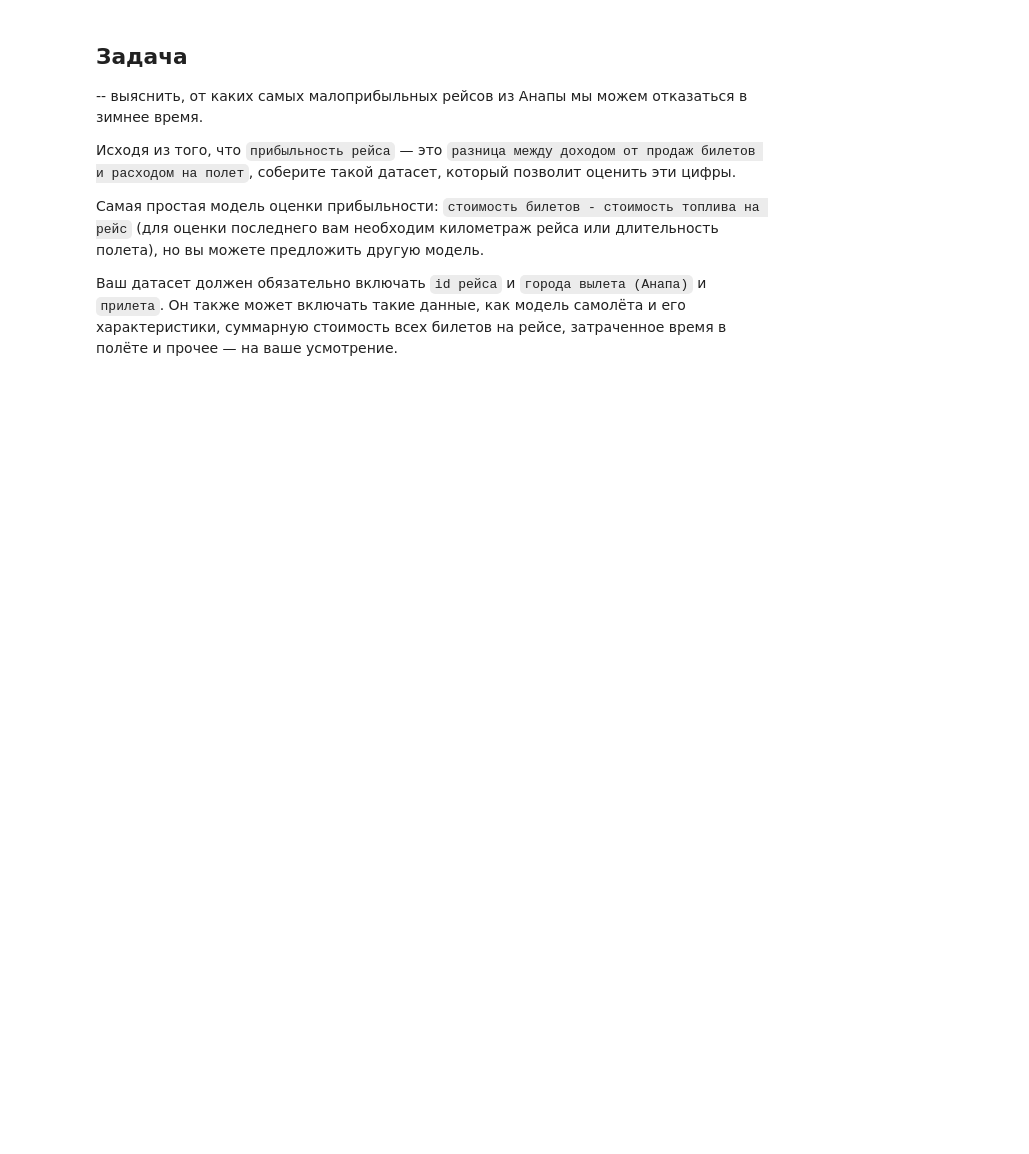
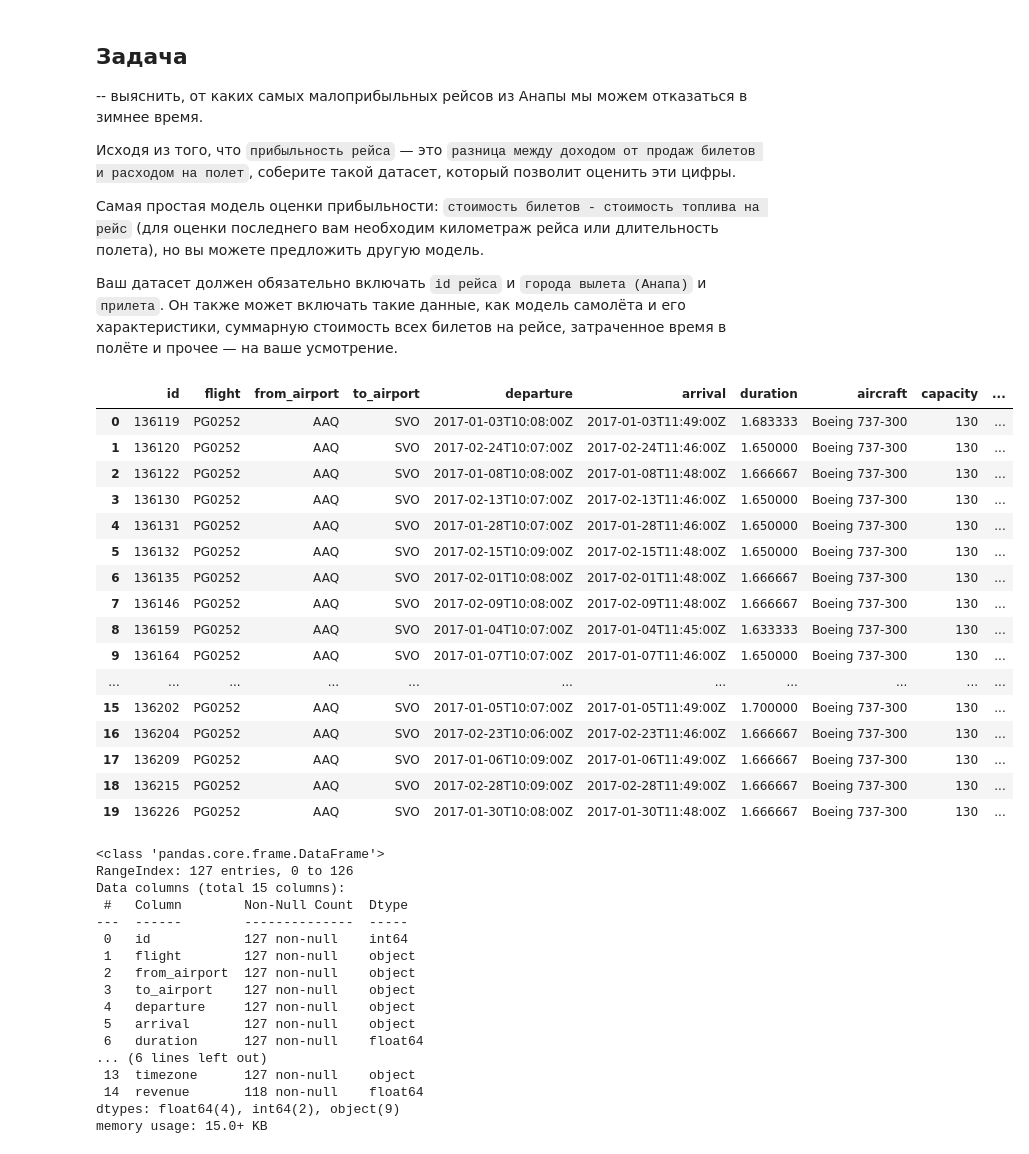
Before and after one commit to ElenaSrbq/SkillFactory-projects, a Jupyter notebook: module_4/Project_4.ipynb, the cells around one changed output. Cells and saved outputs as stored; diff of their text form; code cells hidden in the pictures; blank space fills up the shorter version.

```diff
--- a/module_4/Project_4.ipynb
+++ b/module_4/Project_4.ipynb
@@ -11,0 +16,40 @@ import pandas
+# %%
+flights = pd.read_csv('flights.csv')
+# %%
+display(flights.head(20))
+flights.info()
+# %% [output]
+|  | id | flight | from_airport | to_airport | departure | arrival | duration | aircraft | capacity | ... |
+| 0 | 136119 | PG0252 | AAQ | SVO | 2017-01-03T10:08:00Z | 2017-01-03T11:49:00Z | 1.683333 | Boeing 737-300 | 130 | ... |
+| 1 | 136120 | PG0252 | AAQ | SVO | 2017-02-24T10:07:00Z | 2017-02-24T11:46:00Z | 1.650000 | Boeing 737-300 | 130 | ... |
+| 2 | 136122 | PG0252 | AAQ | SVO | 2017-01-08T10:08:00Z | 2017-01-08T11:48:00Z | 1.666667 | Boeing 737-300 | 130 | ... |
+| 3 | 136130 | PG0252 | AAQ | SVO | 2017-02-13T10:07:00Z | 2017-02-13T11:46:00Z | 1.650000 | Boeing 737-300 | 130 | ... |
+| 4 | 136131 | PG0252 | AAQ | SVO | 2017-01-28T10:07:00Z | 2017-01-28T11:46:00Z | 1.650000 | Boeing 737-300 | 130 | ... |
+| 5 | 136132 | PG0252 | AAQ | SVO | 2017-02-15T10:09:00Z | 2017-02-15T11:48:00Z | 1.650000 | Boeing 737-300 | 130 | ... |
+| 6 | 136135 | PG0252 | AAQ | SVO | 2017-02-01T10:08:00Z | 2017-02-01T11:48:00Z | 1.666667 | Boeing 737-300 | 130 | ... |
+| 7 | 136146 | PG0252 | AAQ | SVO | 2017-02-09T10:08:00Z | 2017-02-09T11:48:00Z | 1.666667 | Boeing 737-300 | 130 | ... |
+| 8 | 136159 | PG0252 | AAQ | SVO | 2017-01-04T10:07:00Z | 2017-01-04T11:45:00Z | 1.633333 | Boeing 737-300 | 130 | ... |
+| 9 | 136164 | PG0252 | AAQ | SVO | 2017-01-07T10:07:00Z | 2017-01-07T11:46:00Z | 1.650000 | Boeing 737-300 | 130 | ... |
+| ... | ... | ... | ... | ... | ... | ... | ... | ... | ... | ... |
+| 15 | 136202 | PG0252 | AAQ | SVO | 2017-01-05T10:07:00Z | 2017-01-05T11:49:00Z | 1.700000 | Boeing 737-300 | 130 | ... |
+| 16 | 136204 | PG0252 | AAQ | SVO | 2017-02-23T10:06:00Z | 2017-02-23T11:46:00Z | 1.666667 | Boeing 737-300 | 130 | ... |
+| 17 | 136209 | PG0252 | AAQ | SVO | 2017-01-06T10:09:00Z | 2017-01-06T11:49:00Z | 1.666667 | Boeing 737-300 | 130 | ... |
+| 18 | 136215 | PG0252 | AAQ | SVO | 2017-02-28T10:09:00Z | 2017-02-28T11:49:00Z | 1.666667 | Boeing 737-300 | 130 | ... |
+| 19 | 136226 | PG0252 | AAQ | SVO | 2017-01-30T10:08:00Z | 2017-01-30T11:48:00Z | 1.666667 | Boeing 737-300 | 130 | ... |
+<class 'pandas.core.frame.DataFrame'>
+RangeIndex: 127 entries, 0 to 126
+Data columns (total 15 columns):
+ #   Column        Non-Null Count  Dtype
+---  ------        --------------  -----
+ 0   id            127 non-null    int64
+ 1   flight        127 non-null    object
+ 2   from_airport  127 non-null    object
+ 3   to_airport    127 non-null    object
+ 4   departure     127 non-null    object
+ 5   arrival       127 non-null    object
+ 6   duration      127 non-null    float64
+... (6 lines left out)
+ 13  timezone      127 non-null    object
+ 14  revenue       118 non-null    float64
+dtypes: float64(4), int64(2), object(9)
+memory usage: 15.0+ KB
```
Also changed, not shown: parts of 16 cells of this notebook, 2 other files.
